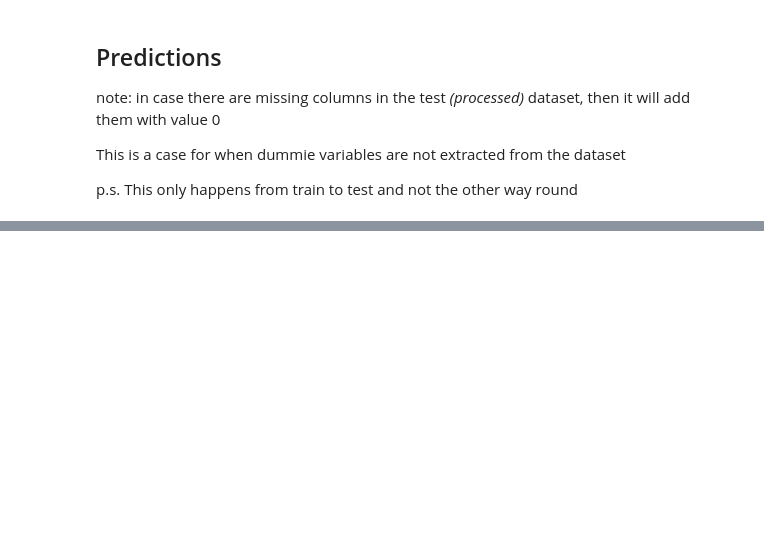
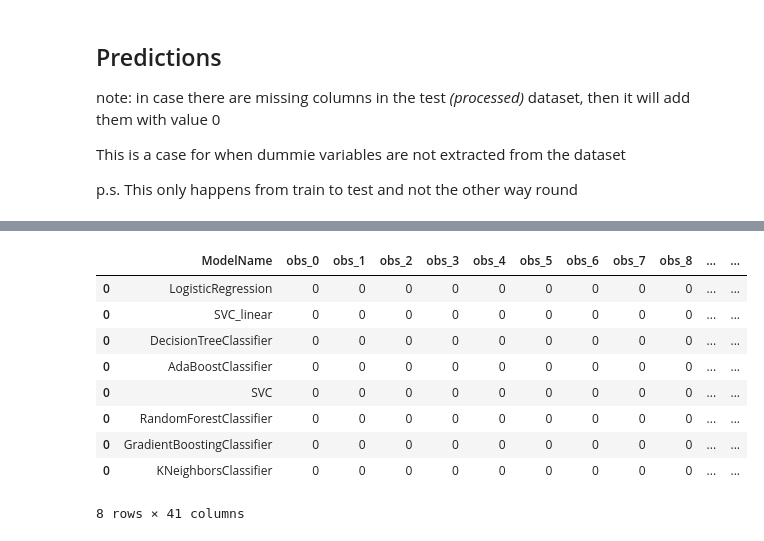
Before and after one commit to averissimo/exploratory-data-analysis-assement, a Jupyter notebook: Assessment.ipynb, the cells around one changed output, grey strips where cells are left out. Drawn from its saved outputs; the diff is of its cells as text; code cells hidden in the pictures; blank space fills up the shorter version.

```diff
--- a/Assessment.ipynb
+++ b/Assessment.ipynb
@@ -875,0 +888,21 @@ for i, (m, model_name)  in enumerate(zip(models, [
+# %%
+for line in predictions:
+    new_line = [line[0]]
+    new_line.extend(line[1])
+    new_df = pd.DataFrame(
+        [new_line],
+        columns=cols
+        )
+    all_preds = pd.concat([all_preds, new_df])
+all_preds
+# %% [output]
+|  | ModelName | obs_0 | obs_1 | obs_2 | obs_3 | obs_4 | obs_5 | obs_6 | obs_7 | obs_8 | ... | ... |
+| 0 | LogisticRegression | 0 | 0 | 0 | 0 | 0 | 0 | 0 | 0 | 0 | ... | ... |
+| 0 | SVC_linear | 0 | 0 | 0 | 0 | 0 | 0 | 0 | 0 | 0 | ... | ... |
+| 0 | DecisionTreeClassifier | 0 | 0 | 0 | 0 | 0 | 0 | 0 | 0 | 0 | ... | ... |
+| 0 | AdaBoostClassifier | 0 | 0 | 0 | 0 | 0 | 0 | 0 | 0 | 0 | ... | ... |
+| 0 | SVC | 0 | 0 | 0 | 0 | 0 | 0 | 0 | 0 | 0 | ... | ... |
+| 0 | RandomForestClassifier | 0 | 0 | 0 | 0 | 0 | 0 | 0 | 0 | 0 | ... | ... |
+| 0 | GradientBoostingClassifier | 0 | 0 | 0 | 0 | 0 | 0 | 0 | 0 | 0 | ... | ... |
+| 0 | KNeighborsClassifier | 0 | 0 | 0 | 0 | 0 | 0 | 0 | 0 | 0 | ... | ... |
+8 rows × 41 columns
```
Also changed, not shown: parts of 6 cells of this notebook.
